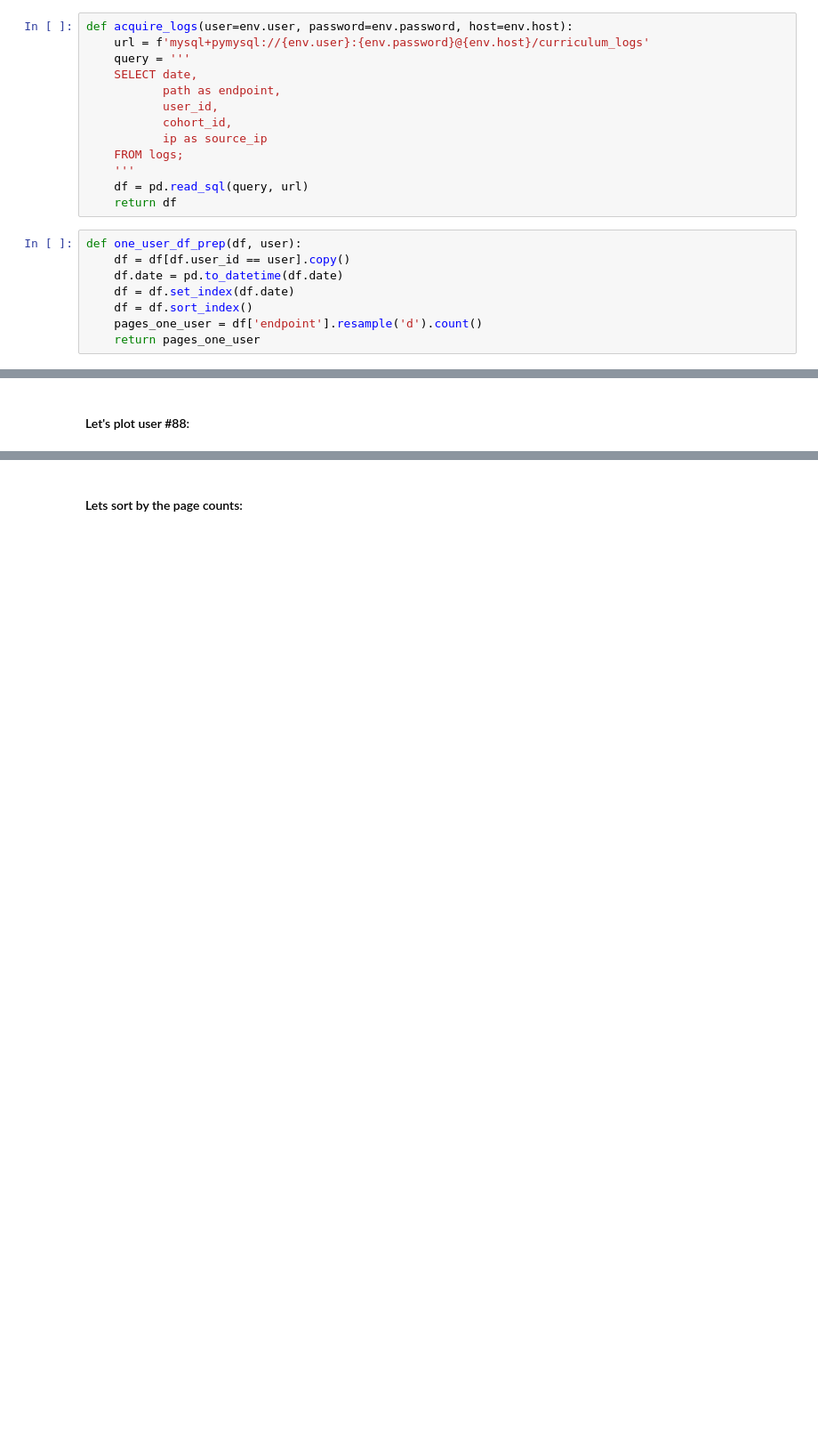
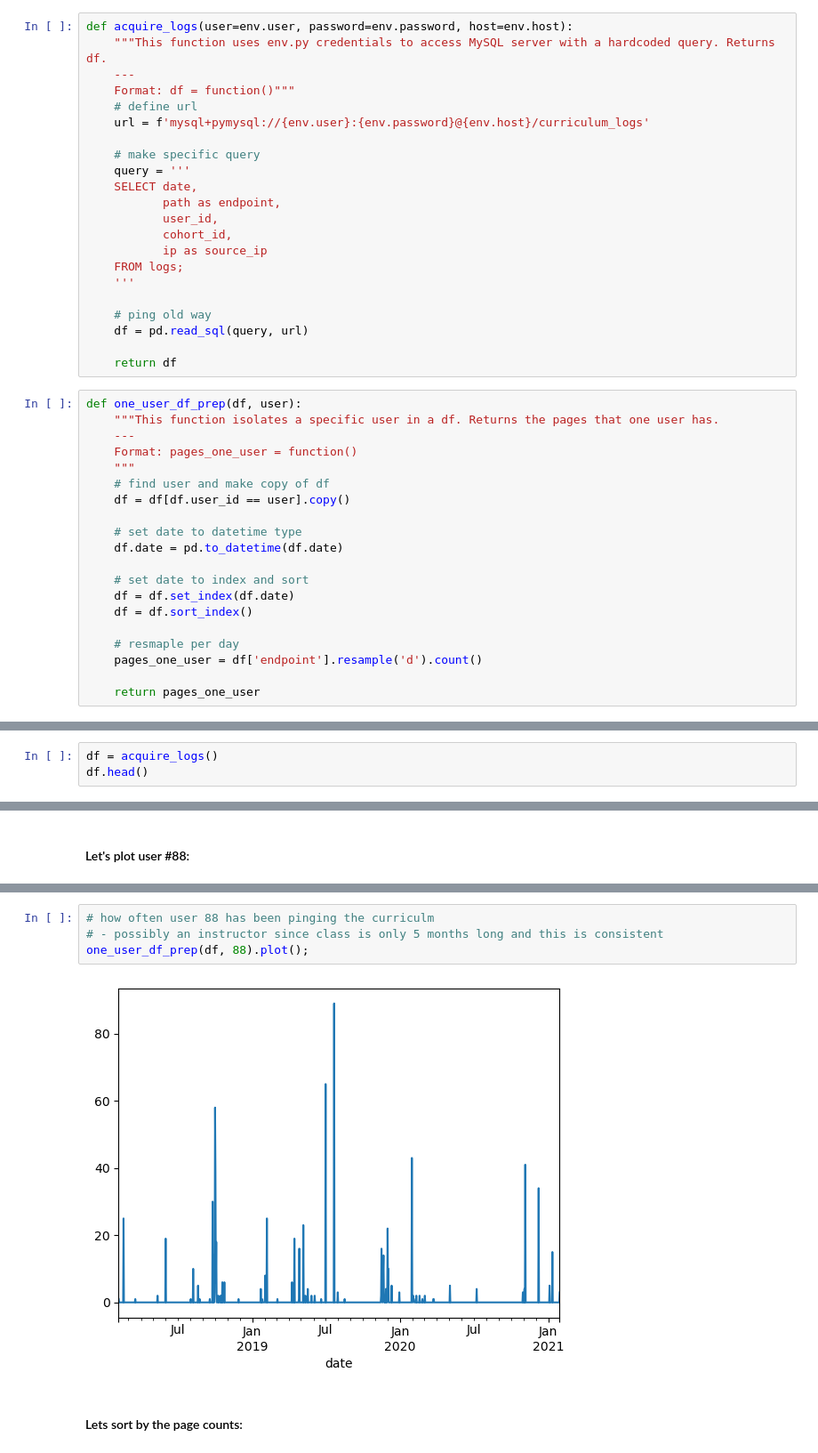
Before and after one commit to lewisalexia/anomaly-detection-exercises, a Jupyter notebook: ad_timeseries_lesson.ipynb, the cells around one changed output, grey strips where cells are left out. Shown: that part at 89% size. Saved outputs shown, nothing was run; the diff lists cells and outputs as text; blank space fills up the shorter version.

```diff
--- a/ad_timeseries_lesson.ipynb
+++ b/ad_timeseries_lesson.ipynb
@@ -337,7 +430,13 @@ During our preparation step we resampled the data to a daily period. The bolling
 We need to dig deeper. Lets look at our data on a user by user basis:
 # %%
 def acquire_logs(user=env.user, password=env.password, host=env.host):
+    """This function uses env.py credentials to access MySQL server with a hardcoded query. Returns df.
+    ---
+    Format: df = function()"""
+    # define url
     url = f'mysql+pymysql://{env.user}:{env.password}@{env.host}/curriculum_logs'
+
+    # make specific query
     query = '''
     SELECT date,
            path as endpoint,
@@ -346,15 +445,30 @@ def acquire_logs(user=env.user, password=env.password, host=env.host):
            ip as source_ip
     FROM logs;
     '''
+
+    # ping old way
     df = pd.read_sql(query, url)
+
     return df
 # %%
 def one_user_df_prep(df, user):
+    """This function isolates a specific user in a df. Returns the pages that one user has.
+    ---
+    Format: pages_one_user = function()
+    """
+    # find user and make copy of df
     df = df[df.user_id == user].copy()
+
+    # set date to datetime type
     df.date = pd.to_datetime(df.date)
+
+    # set date to index and sort
     df = df.set_index(df.date)
     df = df.sort_index()
+
+    # resmaple per day
     pages_one_user = df['endpoint'].resample('d').count()
+
     return pages_one_user
 # %%
 def compute_pct_b(pages_one_user, span, k, user):
@@ -391,3 +526,6 @@ def find_anomalies(df, user, span, weight, plot=False):
     return my_df[my_df.pct_b>1]
 # %% [markdown]
 # Using our functions:
+# %%
+df = acquire_logs()
+df.head()
@@ -410,2 +625,8 @@ k = 3.5
+# %%
+# how often user 88 has been pinging the curriculm
+# - possibly an instructor since class is only 5 months long and this is consistent
+one_user_df_prep(df, 88).plot();
+# %% [output]
+[figure, added]
 # %% [markdown]
 #### Lets sort by the page counts:
```
Also changed, not shown: parts of 23 cells of this notebook.
